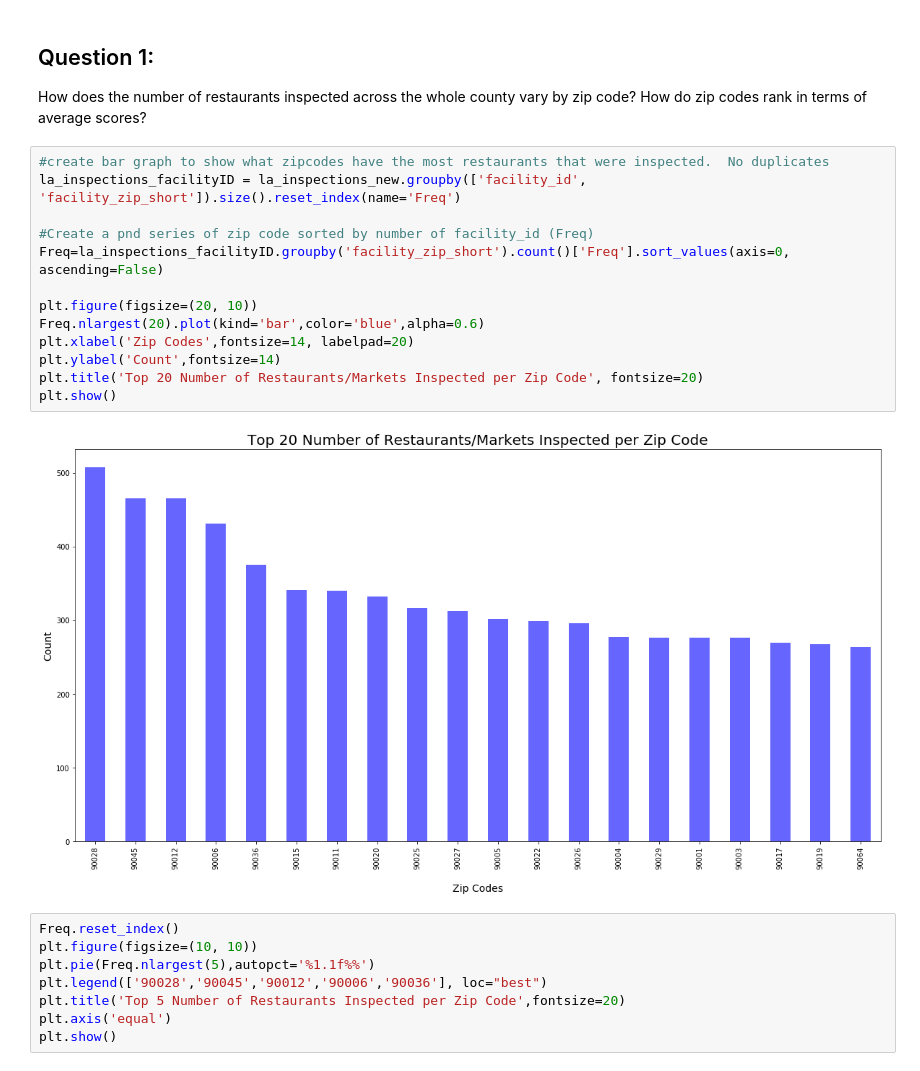
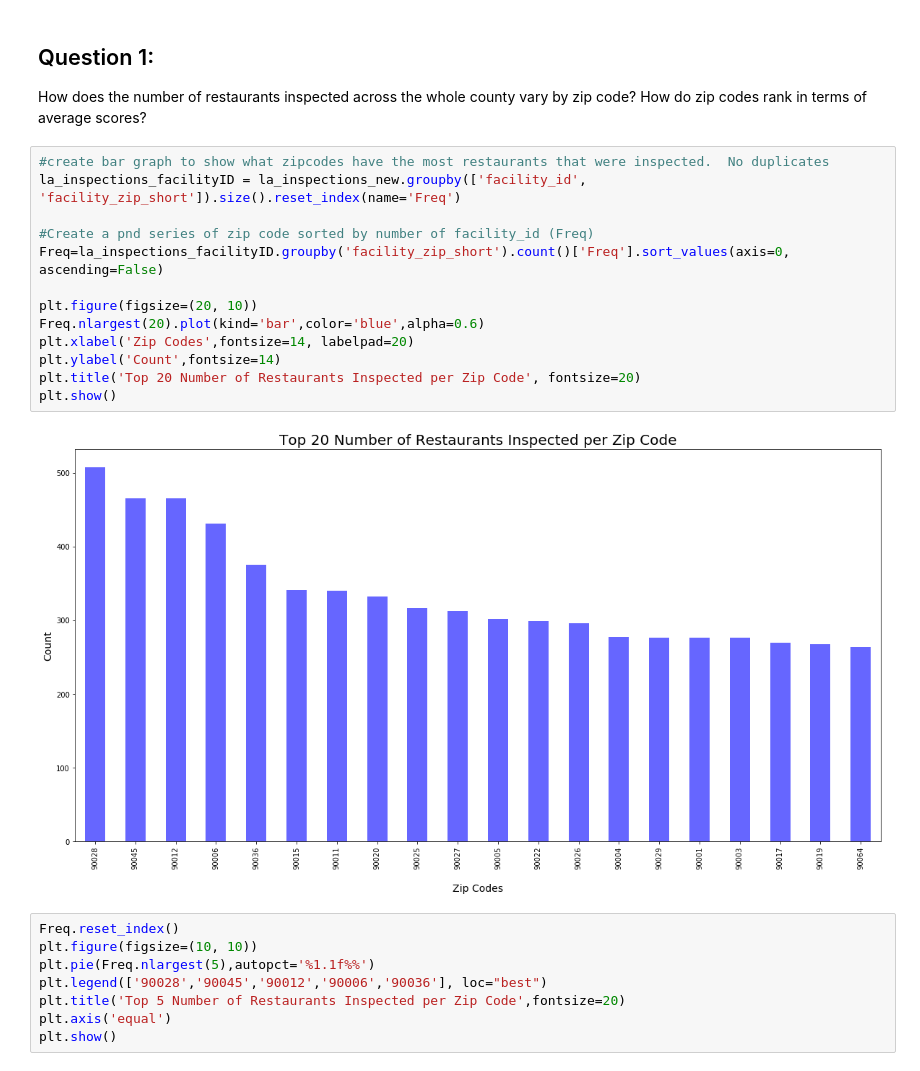
Before and after one commit to salilketkar/Thinkful, a Jupyter notebook: capstoneprep.ipynb, the cells around one changed output. Saved outputs shown, nothing was run; the diff lists cells and outputs as text.

```diff
--- a/capstoneprep.ipynb
+++ b/capstoneprep.ipynb
@@ -70,18 +71,18 @@ How does the number of restaurants inspected across the whole county vary by zip
 # %%
 #create bar graph to show what zipcodes have the most restaurants that were inspected.  No duplicates
 la_inspections_facilityID = la_inspections_new.groupby(['facility_id', 'facility_zip_short']).size().reset_index(name='Freq')
 
 #Create a pnd series of zip code sorted by number of facility_id (Freq)
 Freq=la_inspections_facilityID.groupby('facility_zip_short').count()['Freq'].sort_values(axis=0, ascending=False)
 
 plt.figure(figsize=(20, 10))
 Freq.nlargest(20).plot(kind='bar',color='blue',alpha=0.6)
 plt.xlabel('Zip Codes',fontsize=14, labelpad=20)
 plt.ylabel('Count',fontsize=14)
-plt.title('Top 20 Number of Restaurants/Markets Inspected per Zip Code', fontsize=20)
+plt.title('Top 20 Number of Restaurants Inspected per Zip Code', fontsize=20)
 plt.show()
 # %% [output]
-[figure, old version]
+[figure, new version]
 # %%
 Freq.reset_index()
 plt.figure(figsize=(10, 10))
```
Also changed, not shown: parts of 12 cells of this notebook.
